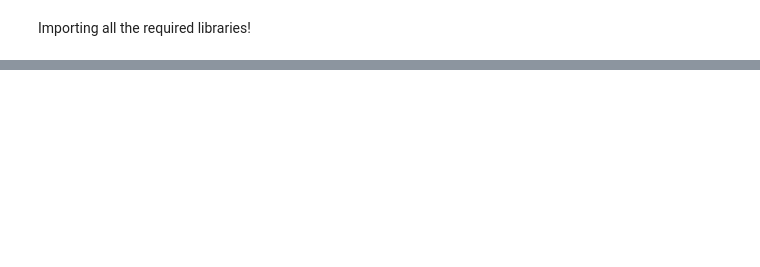
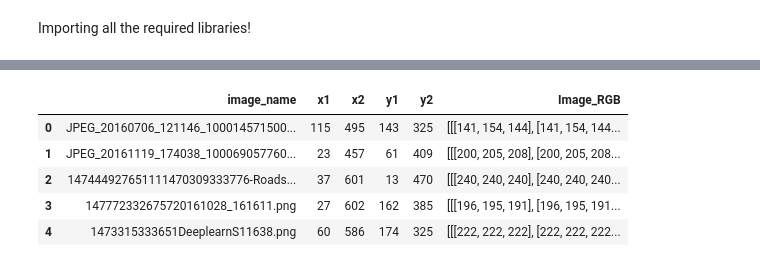
Before and after one commit to ashwinvaswani/FlipkartGrid, a Jupyter notebook: Untitled.ipynb, the cells around one changed output, grey strips where cells are left out. Cells and saved outputs as stored; diff of their text form; code cells hidden in the pictures; blank space fills up the shorter version.

```diff
--- a/Untitled.ipynb
+++ b/Untitled.ipynb
@@ -56,0 +63,2 @@ NameError: name 'io' is not defined
+# %%
+train_df['Image_RGB'] = train_img_data
@@ -56,0 +78,9 @@ NameError: name 'io' is not defined
+# %%
+train_df.head()
+# %% [output]
+|  | image_name | x1 | x2 | y1 | y2 | Image_RGB |
+| 0 | JPEG_20160706_121146_100014571500... | 115 | 495 | 143 | 325 | [[[141, 154, 144], [141, 154, 144... |
+| 1 | JPEG_20161119_174038_100069057760... | 23 | 457 | 61 | 409 | [[[200, 205, 208], [200, 205, 208... |
+| 2 | 147444927651111470309333776-Roads... | 37 | 601 | 13 | 470 | [[[240, 240, 240], [240, 240, 240... |
+| 3 | 147772332675720161028_161611.png | 27 | 602 | 162 | 385 | [[[196, 195, 191], [196, 195, 191... |
+| 4 | 1473315333651DeeplearnS11638.png | 60 | 586 | 174 | 325 | [[[222, 222, 222], [222, 222, 222... |
```
Also changed, not shown: parts of 11 cells of this notebook, 1 other file.
